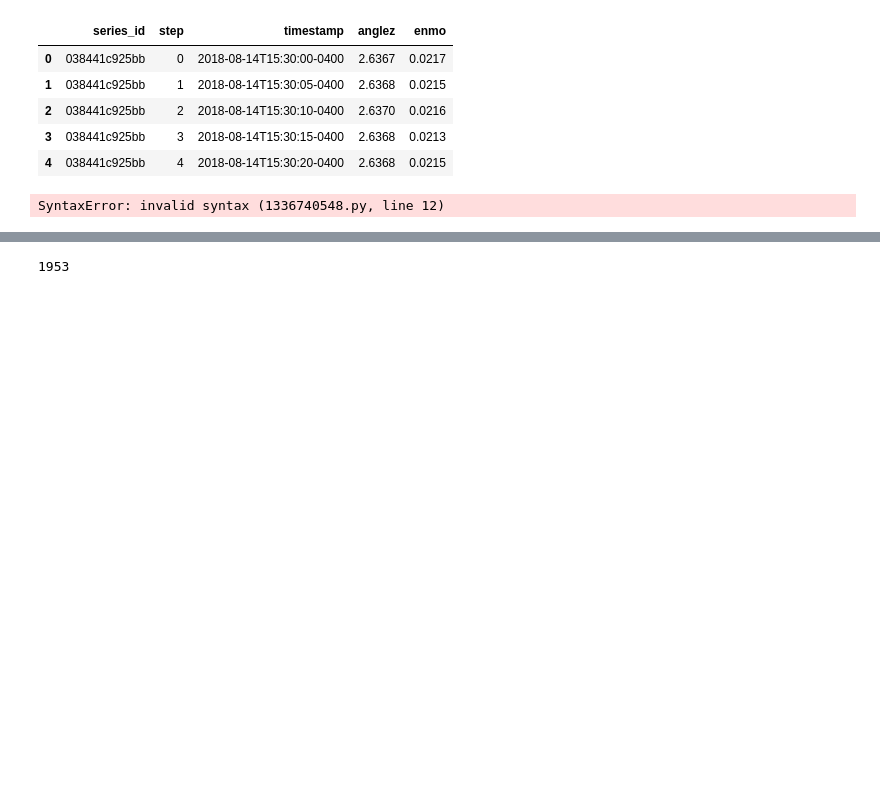
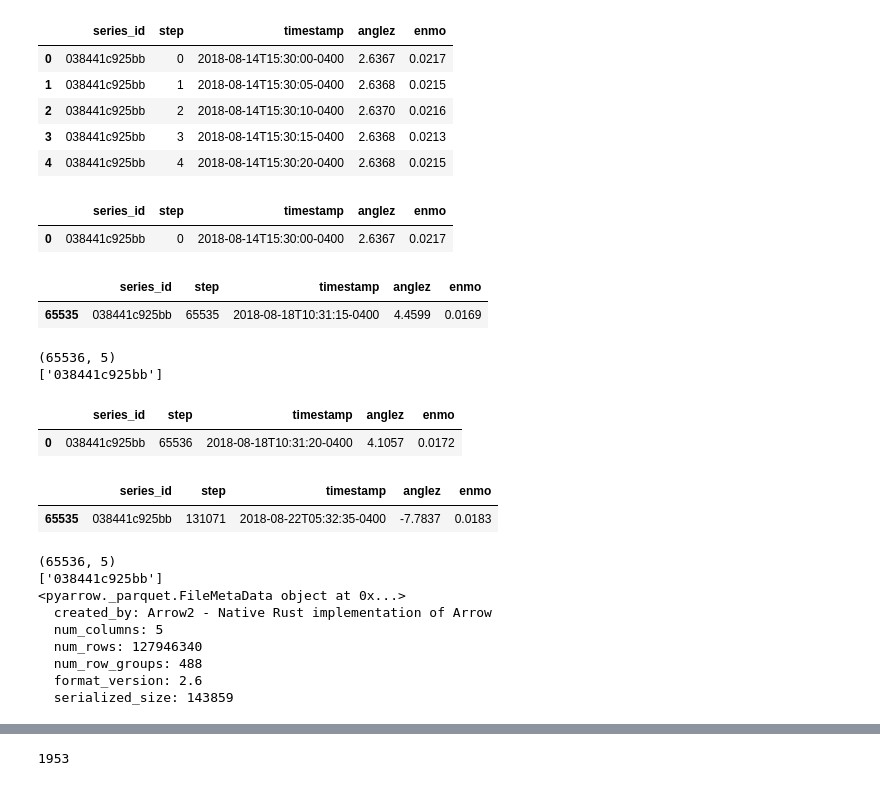
Before and after one commit to Nayel-Blidi/Kaggle, a Jupyter notebook: dataHandler.ipynb, the cells around one changed output, grey strips where cells are left out. Cells and saved outputs as stored; diff of their text form; code cells hidden in the pictures; blank space fills up the shorter version.

```diff
--- a/dataHandler.ipynb
+++ b/dataHandler.ipynb
@@ -161,21 +162,39 @@ df_test_series.head()
 # %%
 batch_parquet = pq.ParquetFile(current_folder_path + "/train_series.parquet")
 
 c=0
 for batch in batch_parquet.iter_batches():
     c+=1
     df_batch_train_series = batch.to_pandas()
     display(df_batch_train_series.head(1))
     display(df_batch_train_series.tail(1))
     print(df_batch_train_series.shape)
     print(pd.unique(df_batch_train_series["series_id"]))
 
-    condition =
-    target_array =
+    #condition =
+    #target_array =
 
-    if c>=10:
+    if c>=2:
         break
 
 print(batch_parquet.metadata)
 # %% [output]
+|  | series_id | step | timestamp | anglez | enmo |
+| 0 | 038441c925bb | 0 | 2018-08-14T15:30:00-0400 | 2.6367 | 0.0217 |
+|  | series_id | step | timestamp | anglez | enmo |
+| 65535 | 038441c925bb | 65535 | 2018-08-18T10:31:15-0400 | 4.4599 | 0.0169 |
-SyntaxError: invalid syntax (1336740548.py, line 12)
+(65536, 5)
+['038441c925bb']
+|  | series_id | step | timestamp | anglez | enmo |
+| 0 | 038441c925bb | 65536 | 2018-08-18T10:31:20-0400 | 4.1057 | 0.0172 |
+|  | series_id | step | timestamp | anglez | enmo |
+| 65535 | 038441c925bb | 131071 | 2018-08-22T05:32:35-0400 | -7.7837 | 0.0183 |
+(65536, 5)
+['038441c925bb']
+<pyarrow._parquet.FileMetaData object at 0x...>
+  created_by: Arrow2 - Native Rust implementation of Arrow
+  num_columns: 5
+  num_rows: 127946340
+  num_row_groups: 488
+  format_version: 2.6
+  serialized_size: 143859
```
Also changed, not shown: parts of 2 cells of this notebook.
